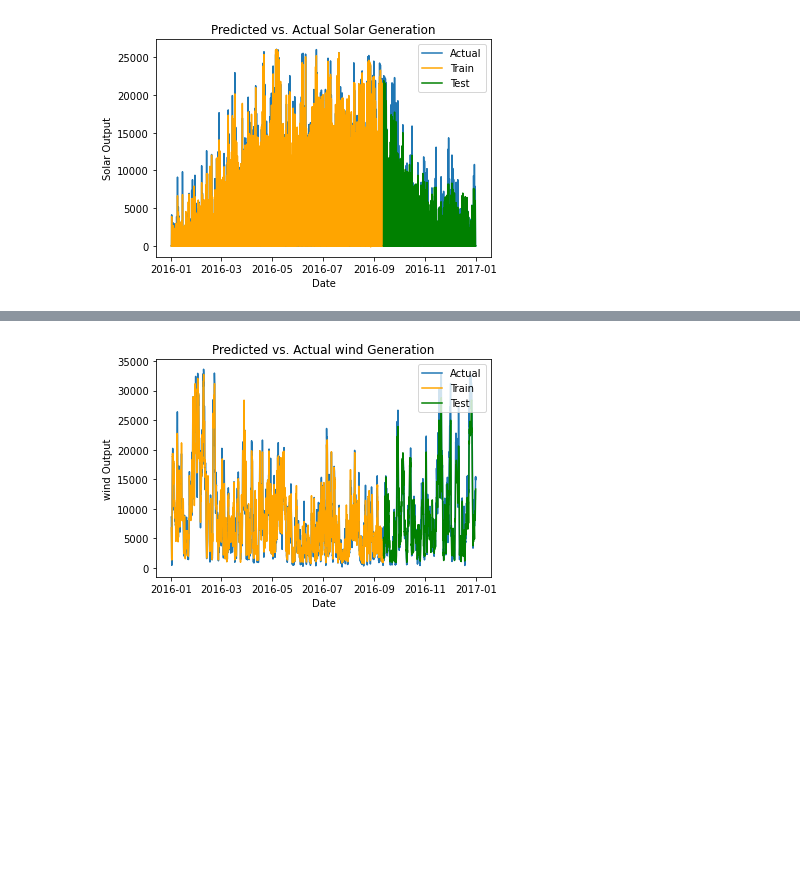
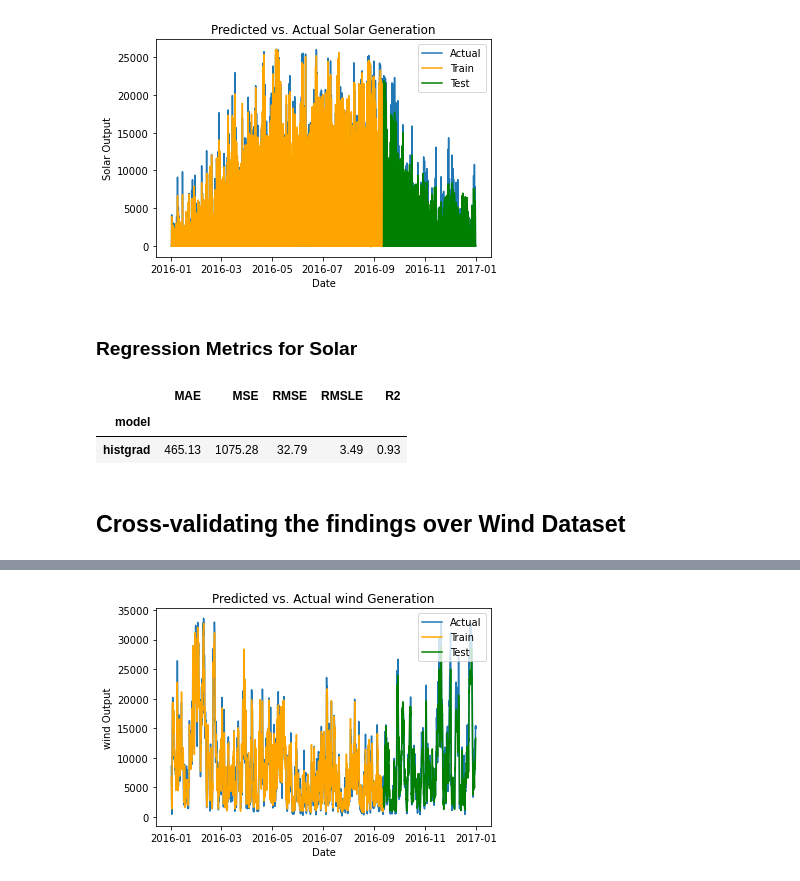
Before and after one commit to DheerajKN/Renewable-Energy-Prediction, a Jupyter notebook: 2. ML - LazyPredict.ipynb, the cells around one changed output, grey strips where cells are left out. Saved outputs shown, nothing was run; the diff lists cells and outputs as text; code cells hidden in the pictures; blank space fills up the shorter version.

```diff
--- a/2. ML - LazyPredict.ipynb
+++ b/2. ML - LazyPredict.ipynb
@@ -147,6 +149,16 @@ plt.title("Predicted vs. Actual Solar Generation")
 plt.show()
 # %% [output]
 [figure]
+# %% [markdown]
+### Regression Metrics for Solar
+# %%
+metrics('histgrad', test['DE_solar_generation_actual'], test_solar_pred)
+# %% [output]
+|  | MAE | MSE | RMSE | RMSLE | R2 |
+| model |  |  |  |  |  |
+| histgrad | 465.13 | 1075.28 | 32.79 | 3.49 | 0.93 |
+# %% [markdown]
+## Cross-validating the findings over Wind Dataset
 # %%
 from sklearn.ensemble import GradientBoostingRegressor
 gbr = GradientBoostingRegressor()
```
Also changed, not shown: parts of 8 cells of this notebook, 2 other files.
